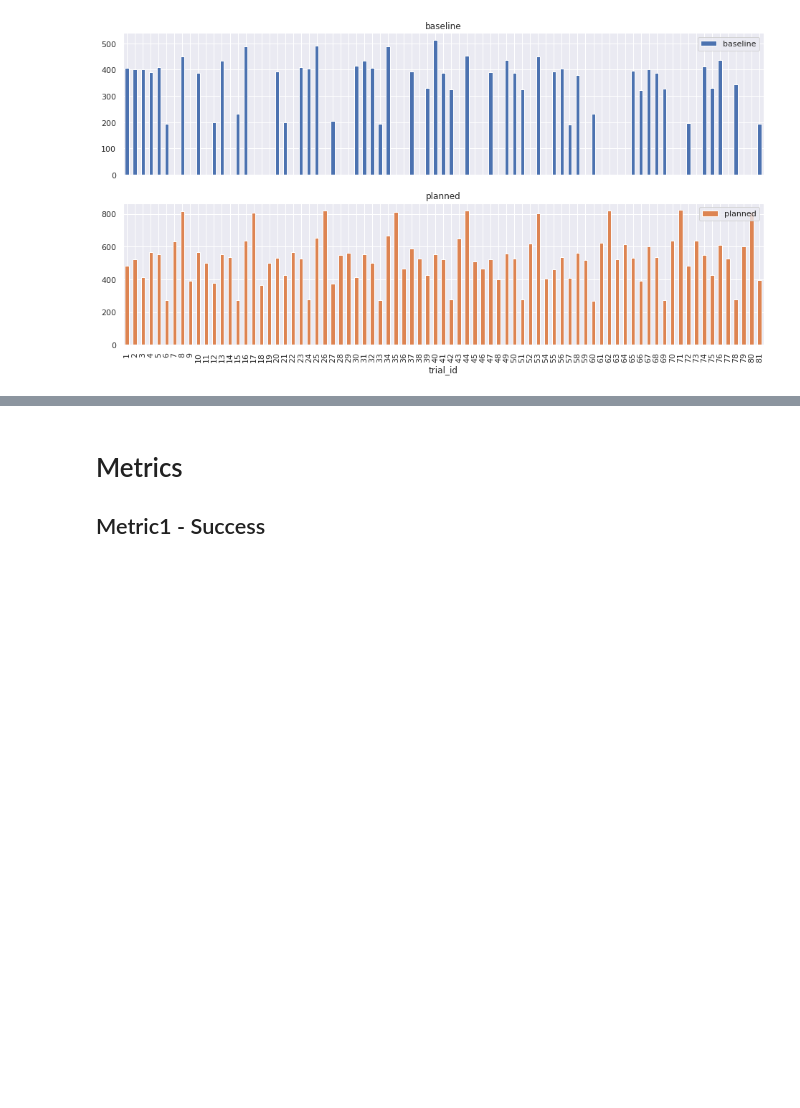
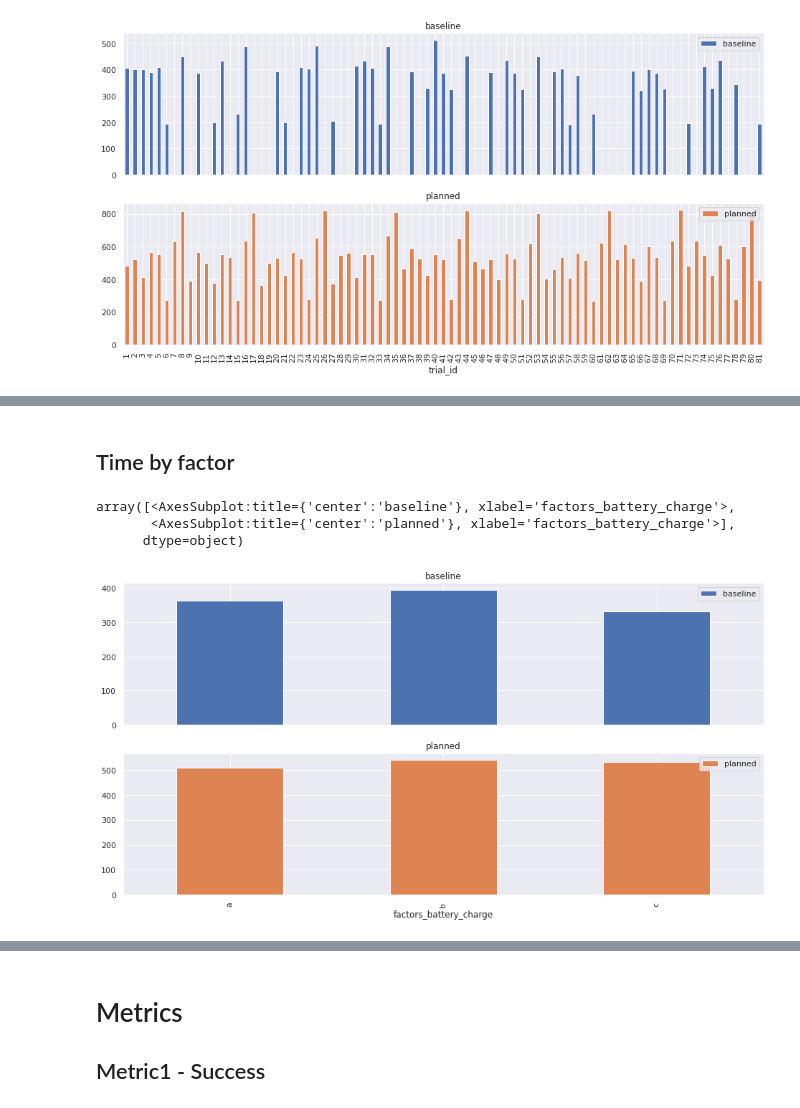
Before and after one commit to VicenteMoraes/hmrs_analysis, a Jupyter notebook: notebooks/Analysis.ipynb, the cells around one changed output, grey strips where cells are left out. Saved outputs shown, nothing was run; the diff lists cells and outputs as text; code cells hidden in the pictures; blank space fills up the shorter version.

Commit message:
New factor analysis

```diff
--- a/notebooks/Analysis.ipynb
+++ b/notebooks/Analysis.ipynb
@@ -276,0 +378,9 @@ array([<AxesSubplot:title={'center':'baseline'}, xlabel='trial_id'>,
+# %% [markdown]
+## Time by factor
+# %%
+trial_run_df.groupby(["factors_battery_charge", "treatment"])["ttc"].mean().unstack().plot.bar(subplots=True, legend=True)
+# %% [output]
+array([<AxesSubplot:title={'center':'baseline'}, xlabel='factors_battery_charge'>,
+       <AxesSubplot:title={'center':'planned'}, xlabel='factors_battery_charge'>],
+      dtype=object)
+[figure, added]
```
Also changed, not shown: parts of 27 cells of this notebook, 1 other file.
